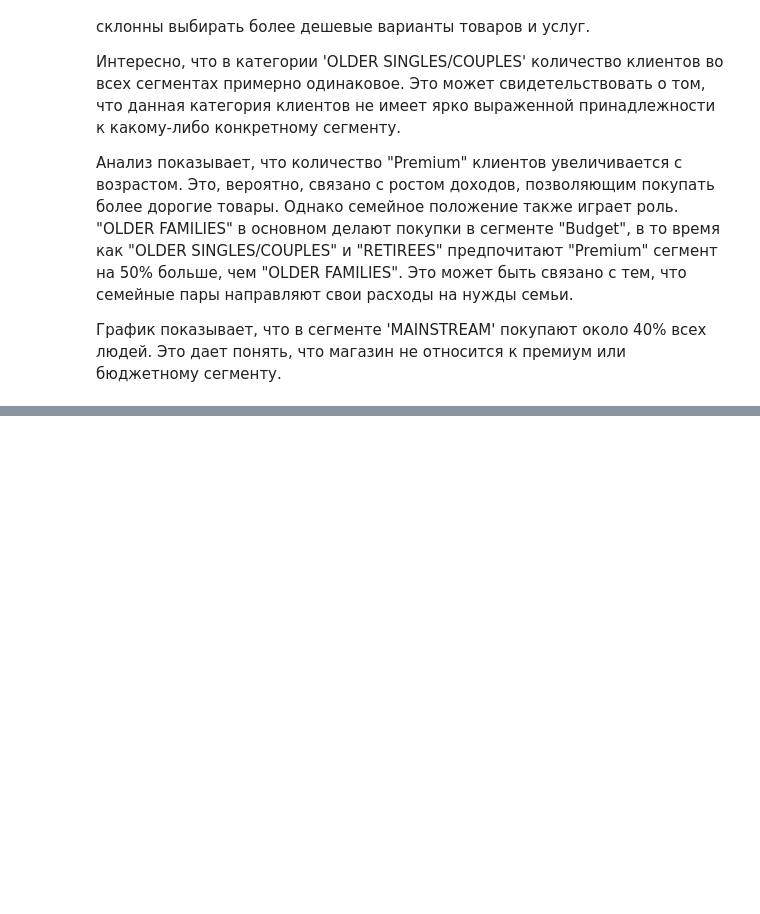
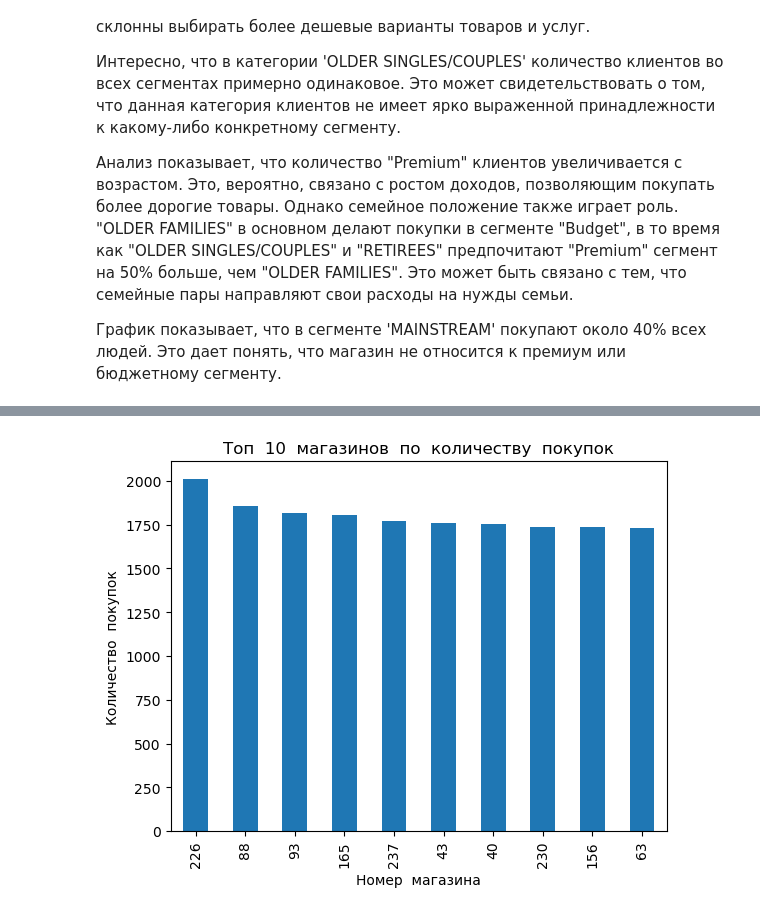
Before and after one commit to Hellionember/Pet-project2, a Jupyter notebook: main.ipynb, the cells around one changed output, grey strips where cells are left out. Cells and saved outputs as stored; diff of their text form; code cells hidden in the pictures; blank space fills up the shorter version.

```diff
--- a/main.ipynb
+++ b/main.ipynb
@@ -6,3 +4,3 @@ import seaborn as sns
 # %%
 data_purchase = pd.read_csv('QVI_purchase_behaviour.csv')
-qvi_transaction_data = pd.read_csv('QVI_transaction_data.csv')
+qvi_transaction_data = pd.read_excel('QVI_transaction_data.xlsx')
@@ -58,0 +44,6 @@ plt.show()
+# %%
+# Объединение  таблиц  по  LYLTY_CARD_NBR  (аналог  LEFT JOIN в SQL)
+merged_data = pd.merge(data_purchase, qvi_transaction_data, on='LYLTY_CARD_NBR', how='left')
+
+# Вывод  объединенной  таблицы  (для  проверки)
+print(merged_data.head())
@@ -58,0 +71,21 @@ plt.show()
+# %%
+# Группировка  данных  по  магазинам  и  подсчет  количества  покупок  (аналог  COUNT в SQL)
+store_counts = merged_data.groupby('STORE_NBR')['TXN_ID'].nunique()
+
+store_counts = store_counts.sort_values(ascending=False)
+
+# Вывод  топ  10  магазинов
+top_10_stores = store_counts.head(10)
+
+# Построение  столбчатой  диаграммы
+top_10_stores.plot(kind='bar')
+
+# Настройка  графика
+plt.xlabel('Номер  магазина')
+plt.ylabel('Количество  покупок')
+plt.title('Топ  10  магазинов  по  количеству  покупок')
+
+# Отображение  графика
+plt.show()
+# %% [output]
+[figure, added]
```
Also changed, not shown: parts of 8 cells of this notebook, 3 other files.
